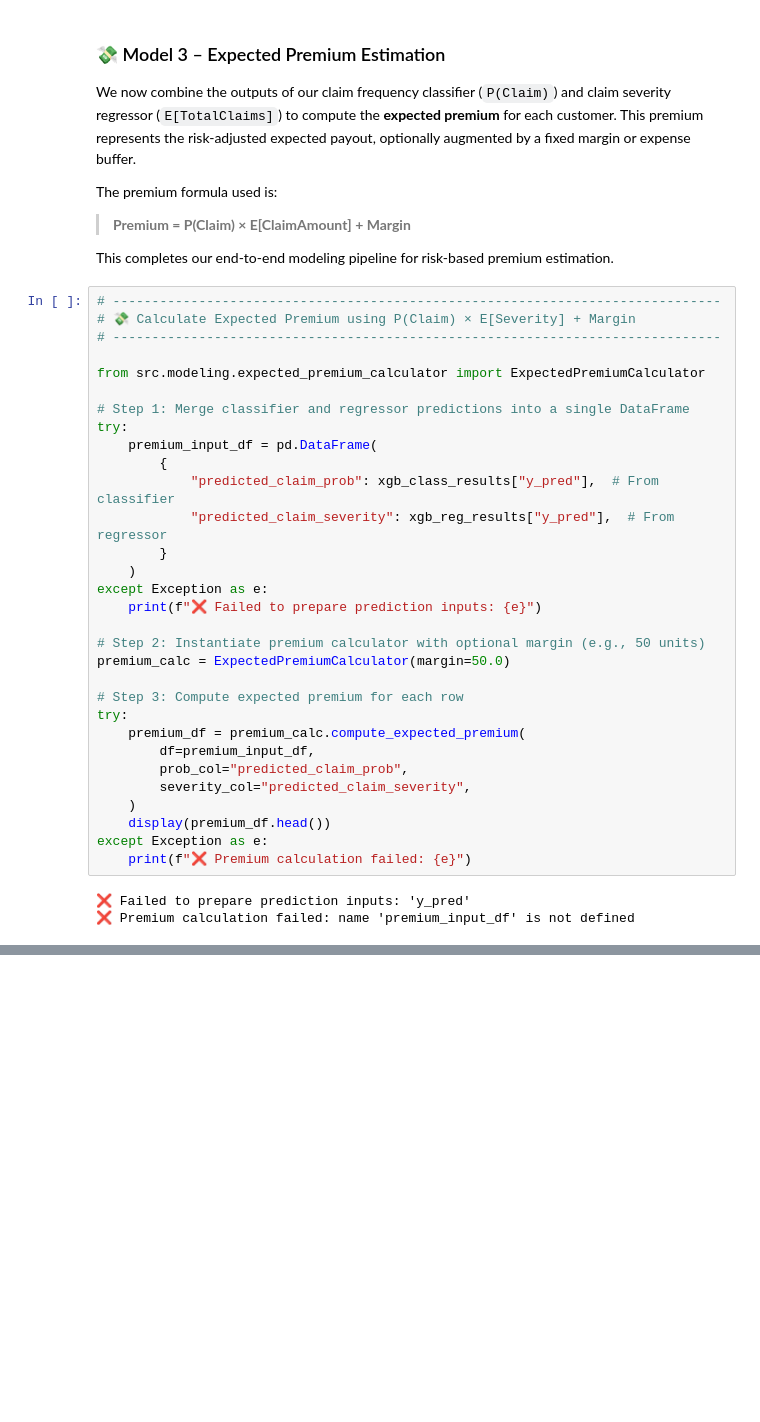
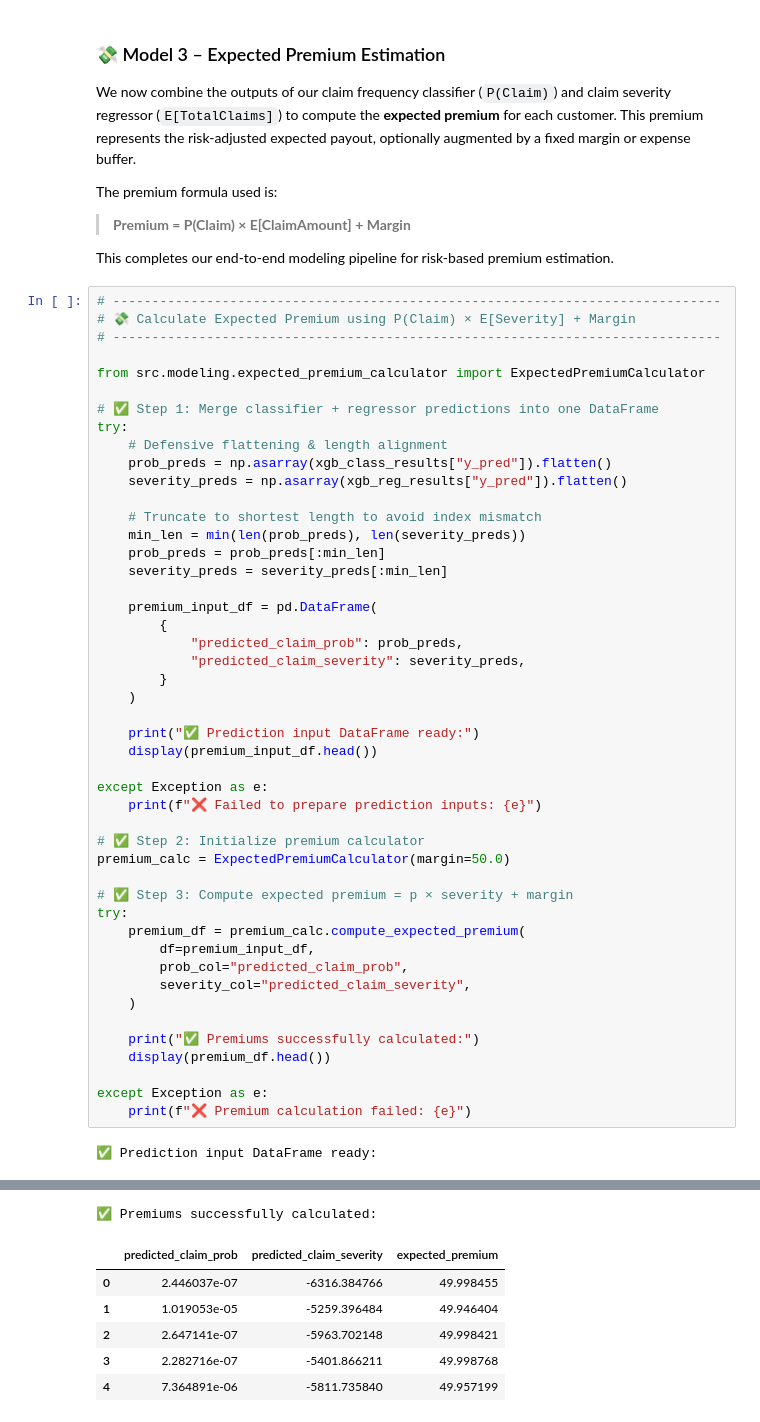
Before and after one commit to NabloP/b5w3-insurance-risk-modelling-challenge, a Jupyter notebook: notebooks/task-4-predictive-modeling.ipynb, the cells around one changed output, grey strips where cells are left out. Drawn from its saved outputs; the diff is of its cells as text; blank space fills up the shorter version.

```diff
--- a/notebooks/task-4-predictive-modeling.ipynb
+++ b/notebooks/task-4-predictive-modeling.ipynb
@@ -683,30 +725,45 @@ This completes our end-to-end modeling pipeline for risk-based premium estimatio
 
 from src.modeling.expected_premium_calculator import ExpectedPremiumCalculator
 
-# Step 1: Merge classifier and regressor predictions into a single DataFrame
+# ✅ Step 1: Merge classifier + regressor predictions into one DataFrame
 try:
+    # Defensive flattening & length alignment
+    prob_preds = np.asarray(xgb_class_results["y_pred"]).flatten()
+    severity_preds = np.asarray(xgb_reg_results["y_pred"]).flatten()
+
+    # Truncate to shortest length to avoid index mismatch
+    min_len = min(len(prob_preds), len(severity_preds))
+    prob_preds = prob_preds[:min_len]
+    severity_preds = severity_preds[:min_len]
+
     premium_input_df = pd.DataFrame(
         {
-            "predicted_claim_prob": xgb_class_results["y_pred"],  # From classifier
-            "predicted_claim_severity": xgb_reg_results["y_pred"],  # From regressor
+            "predicted_claim_prob": prob_preds,
+            "predicted_claim_severity": severity_preds,
         }
     )
+
+    print("✅ Prediction input DataFrame ready:")
+    display(premium_input_df.head())
+
 except Exception as e:
     print(f"❌ Failed to prepare prediction inputs: {e}")
 
-# Step 2: Instantiate premium calculator with optional margin (e.g., 50 units)
+# ✅ Step 2: Initialize premium calculator
 premium_calc = ExpectedPremiumCalculator(margin=50.0)
 
-# Step 3: Compute expected premium for each row
+# ✅ Step 3: Compute expected premium = p × severity + margin
 try:
     premium_df = premium_calc.compute_expected_premium(
         df=premium_input_df,
         prob_col="predicted_claim_prob",
         severity_col="predicted_claim_severity",
     )
+
+    print("✅ Premiums successfully calculated:")
     display(premium_df.head())
+
 except Exception as e:
     print(f"❌ Premium calculation failed: {e}")
 # %% [output]
-❌ Failed to prepare prediction inputs: 'y_pred'
-❌ Premium calculation failed: name 'premium_input_df' is not defined
+✅ Prediction input DataFrame ready:
@@ -712,0 +776,7 @@ except Exception as e:
+✅ Premiums successfully calculated:
+|  | predicted_claim_prob | predicted_claim_severity | expected_premium |
+| 0 | 2.446037e-07 | -6316.384766 | 49.998455 |
+| 1 | 1.019053e-05 | -5259.396484 | 49.946404 |
+| 2 | 2.647141e-07 | -5963.702148 | 49.998421 |
+| 3 | 2.282716e-07 | -5401.866211 | 49.998768 |
+| 4 | 7.364891e-06 | -5811.735840 | 49.957199 |
```
Also changed, not shown: parts of 2 cells of this notebook, 5 other files.
